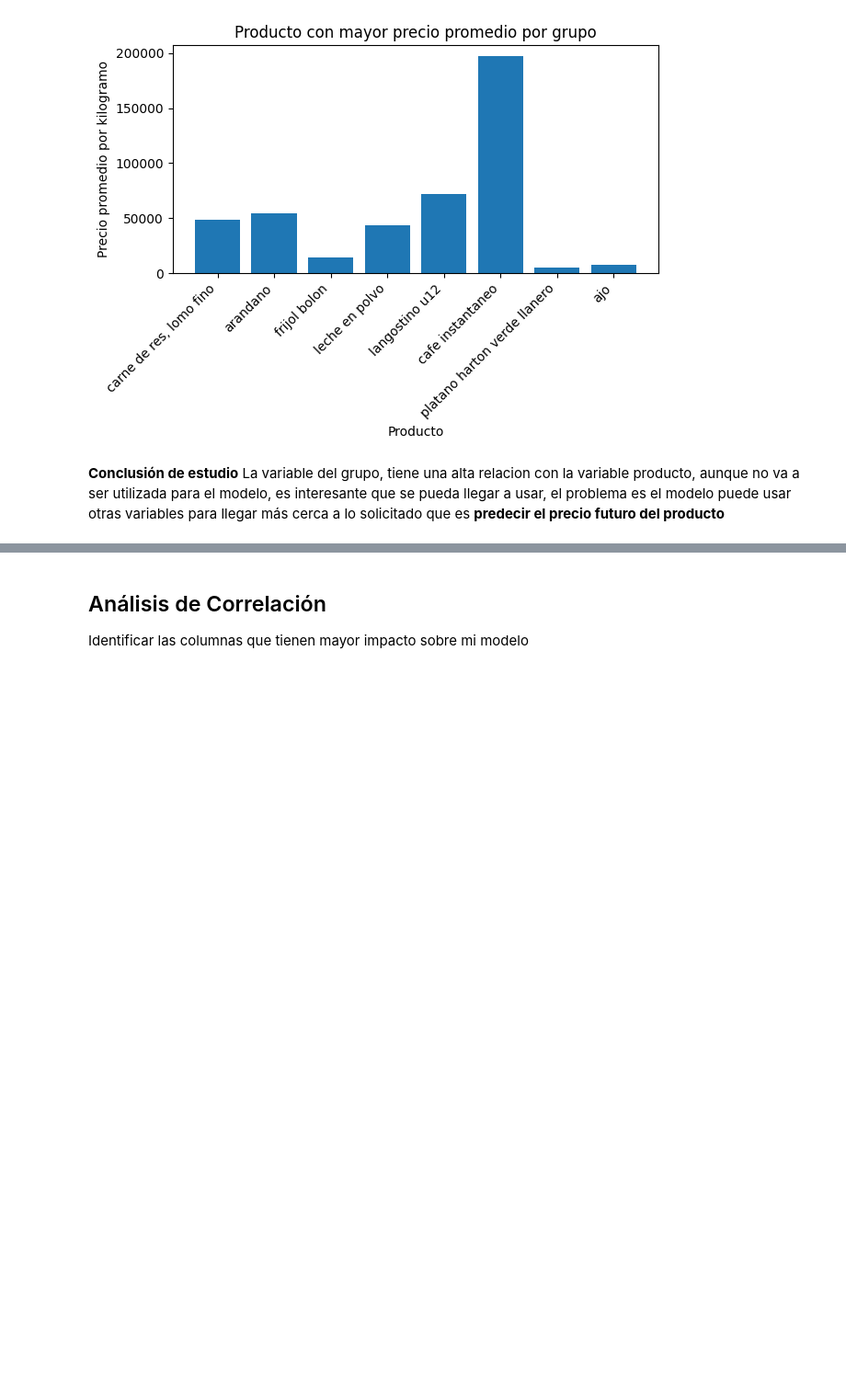
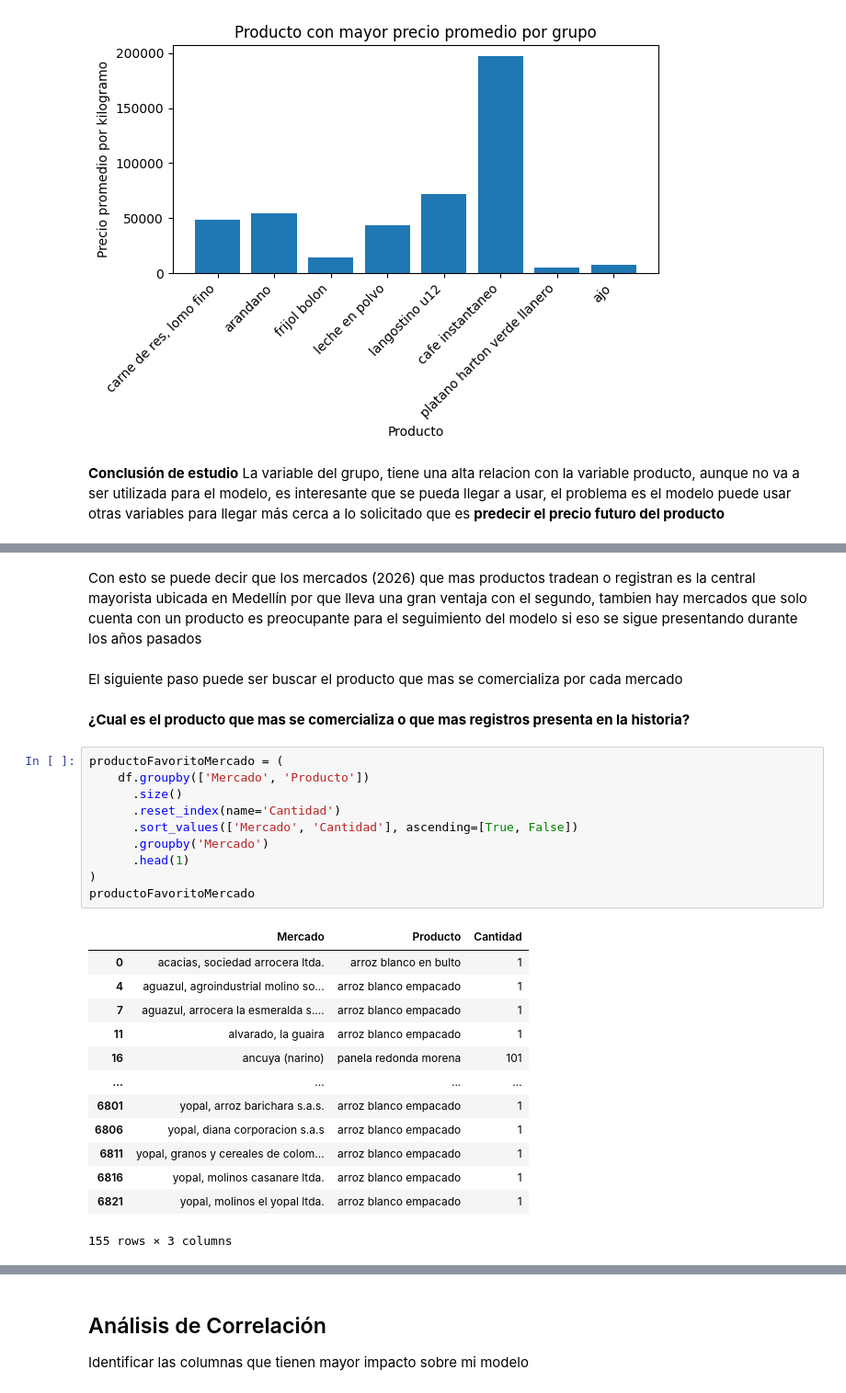
Before and after one commit to daniel-barona/proyecto_ciencia_datos, a Jupyter notebook: src/03_EDA.ipynb, the cells around one changed output, grey strips where cells are left out. Shown at 92% size. Saved outputs shown, nothing was run; the diff lists cells and outputs as text; blank space fills up the shorter version.

```diff
--- a/src/03_EDA.ipynb
+++ b/src/03_EDA.ipynb
@@ -223,0 +280,30 @@ plt.show()
+# %% [markdown]
+Con esto se puede decir que los mercados (2026) que mas productos tradean o registran es la central mayorista ubicada en Medellín por que lleva una gran ventaja con el segundo, tambien hay mercados que solo cuenta con un producto es preocupante para el seguimiento del modelo si eso se sigue presentando durante los años pasados
+# %% [markdown]
+El siguiente paso puede ser buscar el producto que mas se comercializa por cada mercado
+# %% [markdown]
+**¿Cual es el producto que mas se comercializa o que mas registros presenta en la historia?**
+# %%
+productoFavoritoMercado = (
+    df.groupby(['Mercado', 'Producto'])
+      .size()
+      .reset_index(name='Cantidad')
+      .sort_values(['Mercado', 'Cantidad'], ascending=[True, False])
+      .groupby('Mercado')
+      .head(1)
+)
+productoFavoritoMercado
+# %% [output]
+|  | Mercado | Producto | Cantidad |
+| 0 | acacias, sociedad arrocera ltda. | arroz blanco en bulto | 1 |
+| 4 | aguazul, agroindustrial molino so... | arroz blanco empacado | 1 |
+| 7 | aguazul, arrocera la esmeralda s.... | arroz blanco empacado | 1 |
+| 11 | alvarado, la guaira | arroz blanco empacado | 1 |
+| 16 | ancuya (narino) | panela redonda morena | 101 |
+| ... | ... | ... | ... |
+| 6801 | yopal, arroz barichara s.a.s. | arroz blanco empacado | 1 |
+| 6806 | yopal, diana corporacion s.a.s | arroz blanco empacado | 1 |
+| 6811 | yopal, granos y cereales de colom... | arroz blanco empacado | 1 |
+| 6816 | yopal, molinos casanare ltda. | arroz blanco empacado | 1 |
+| 6821 | yopal, molinos el yopal ltda. | arroz blanco empacado | 1 |
+155 rows × 3 columns
```
Also changed, not shown: parts of 25 cells of this notebook.
